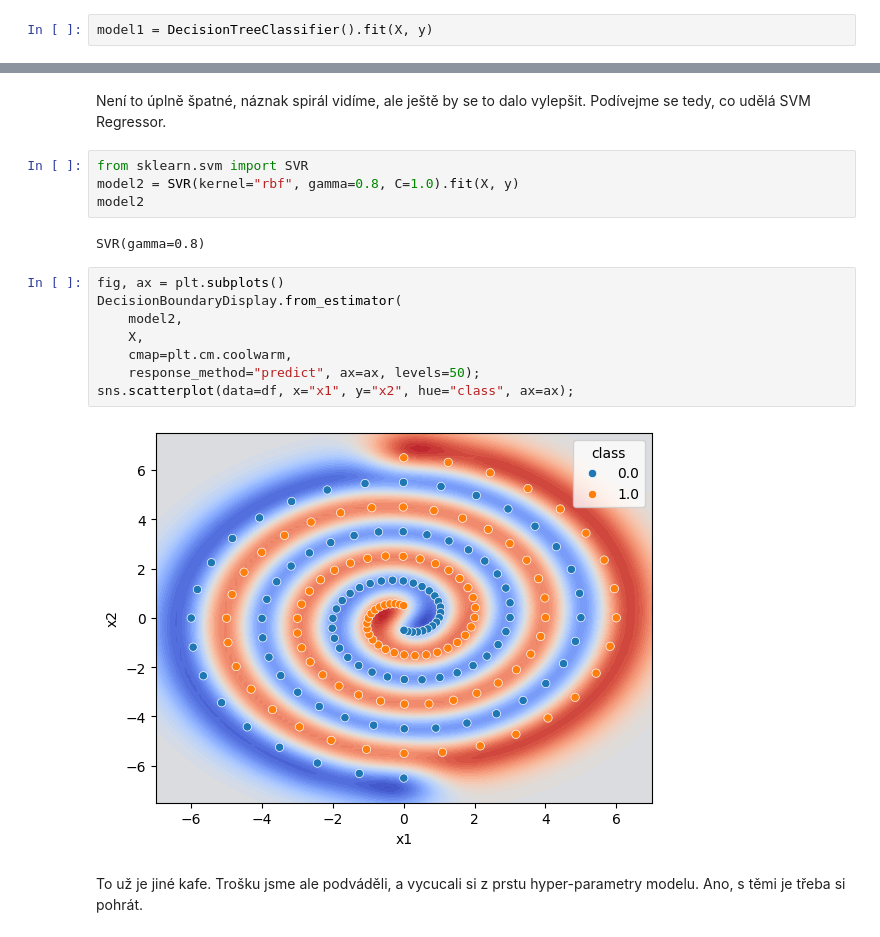
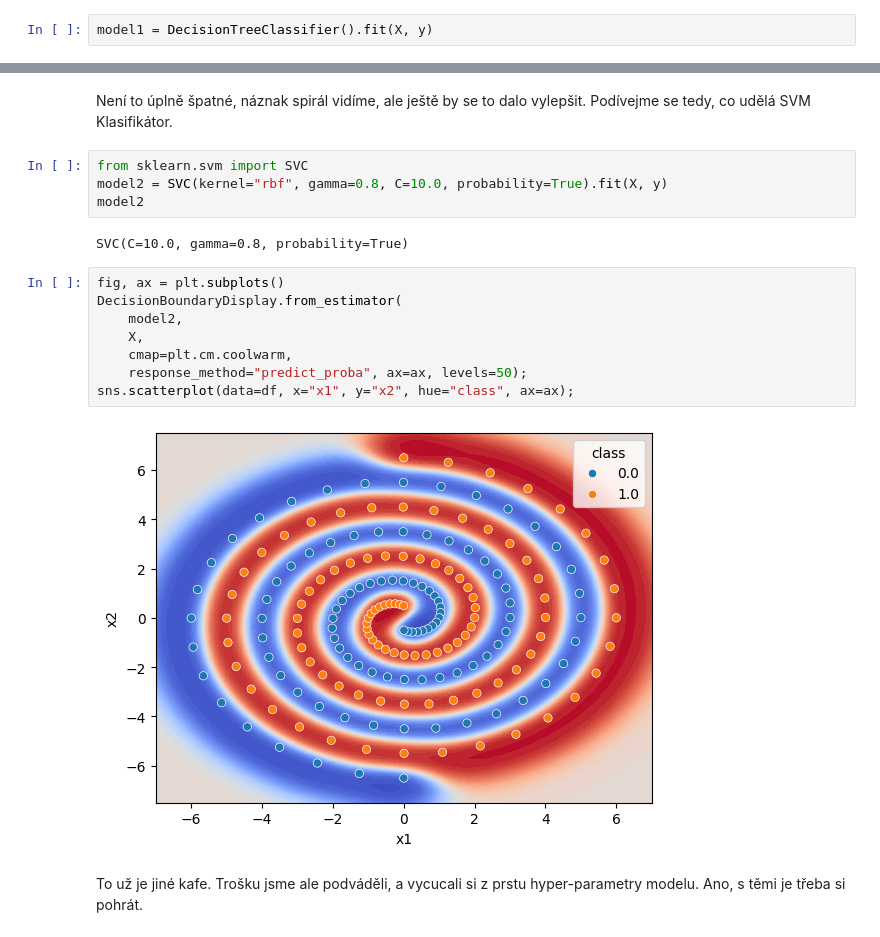
Before and after one commit to PyDataCZ/pyladies-kurz, a Jupyter notebook: lessons/pydata/classification_bonus/index.ipynb, the cells around one changed output, grey strips where cells are left out. Cells and saved outputs as stored; diff of their text form.

```diff
--- a/lessons/pydata/classification_bonus/index.ipynb
+++ b/lessons/pydata/classification_bonus/index.ipynb
@@ -353,21 +353,21 @@ DecisionBoundaryDisplay.from_estimator(
 # %% [markdown]
-Není to úplně špatné, náznak spirál vidíme, ale ještě by se to dalo vylepšit. Podívejme se tedy, co udělá SVM Regressor.
+Není to úplně špatné, náznak spirál vidíme, ale ještě by se to dalo vylepšit. Podívejme se tedy, co udělá SVM Klasifikátor.
 # %%
-from sklearn.svm import SVR
-model2 = SVR(kernel="rbf", gamma=0.8, C=1.0).fit(X, y)
+from sklearn.svm import SVC
+model2 = SVC(kernel="rbf", gamma=0.8, C=10.0, probability=True).fit(X, y)
 model2
 # %% [output]
-SVR(gamma=0.8)
+SVC(C=10.0, gamma=0.8, probability=True)
 # %%
 fig, ax = plt.subplots()
 DecisionBoundaryDisplay.from_estimator(
     model2,
     X,
     cmap=plt.cm.coolwarm,
-    response_method="predict", ax=ax, levels=50);
+    response_method="predict_proba", ax=ax, levels=50);
 sns.scatterplot(data=df, x="x1", y="x2", hue="class", ax=ax);
 # %% [output]
-[figure, old version]
+[figure, new version]
 # %% [markdown]
 To už je jiné kafe. Trošku jsme ale podváděli, a vycucali si z prstu hyper-parametry modelu. Ano, s těmi je třeba si pohrát.
 # %% [markdown]
```
Also changed, not shown: parts of 4 cells of this notebook, 2 other files.
